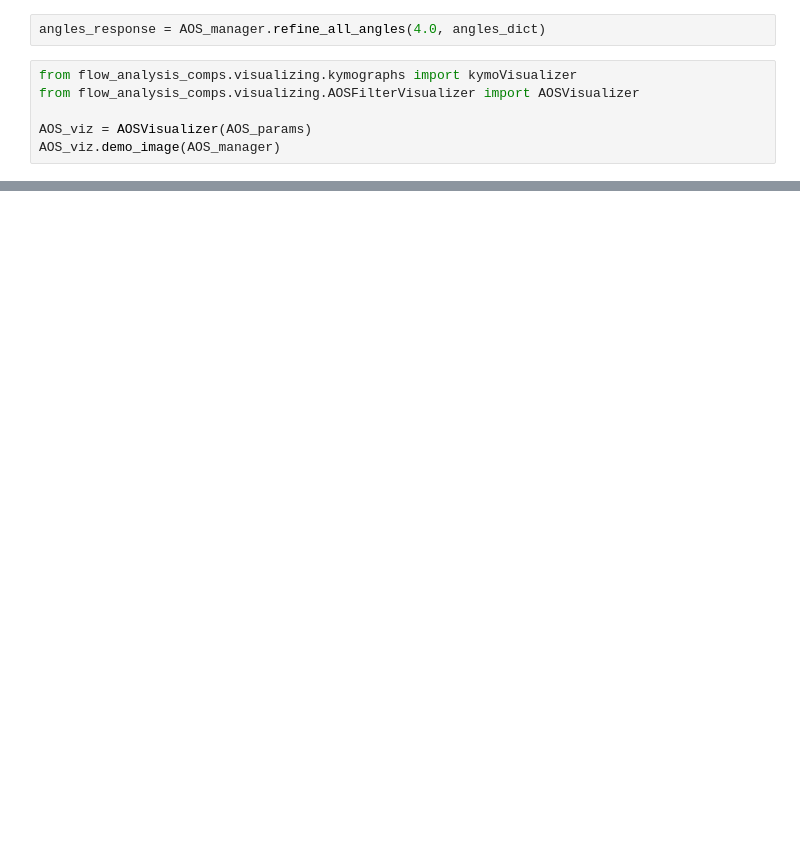
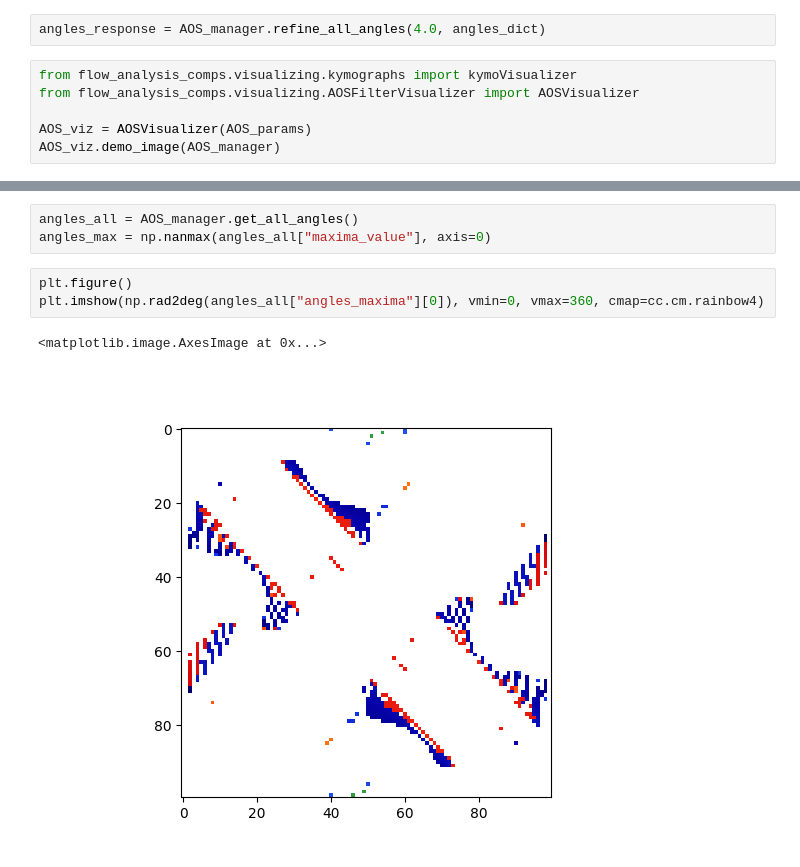
Before and after one commit to Staalduine/flow_analysis_comps, a Jupyter notebook: notebooks/run_AOS.ipynb, the cells around one changed output, grey strips where cells are left out. Cells and saved outputs as stored; diff of their text form; blank space fills up the shorter version.

```diff
--- a/notebooks/run_AOS.ipynb
+++ b/notebooks/run_AOS.ipynb
@@ -51,0 +195,9 @@ AOS_viz.demo_image(AOS_manager)
+# %%
+angles_all = AOS_manager.get_all_angles()
+angles_max = np.nanmax(angles_all["maxima_value"], axis=0)
+# %%
+plt.figure()
+plt.imshow(np.rad2deg(angles_all["angles_maxima"][0]), vmin=0, vmax=360, cmap=cc.cm.rainbow4)
+# %% [output]
+<matplotlib.image.AxesImage at 0x...>
+[figure, added]
```
Also changed, not shown: parts of 10 cells of this notebook, 6 other files.
